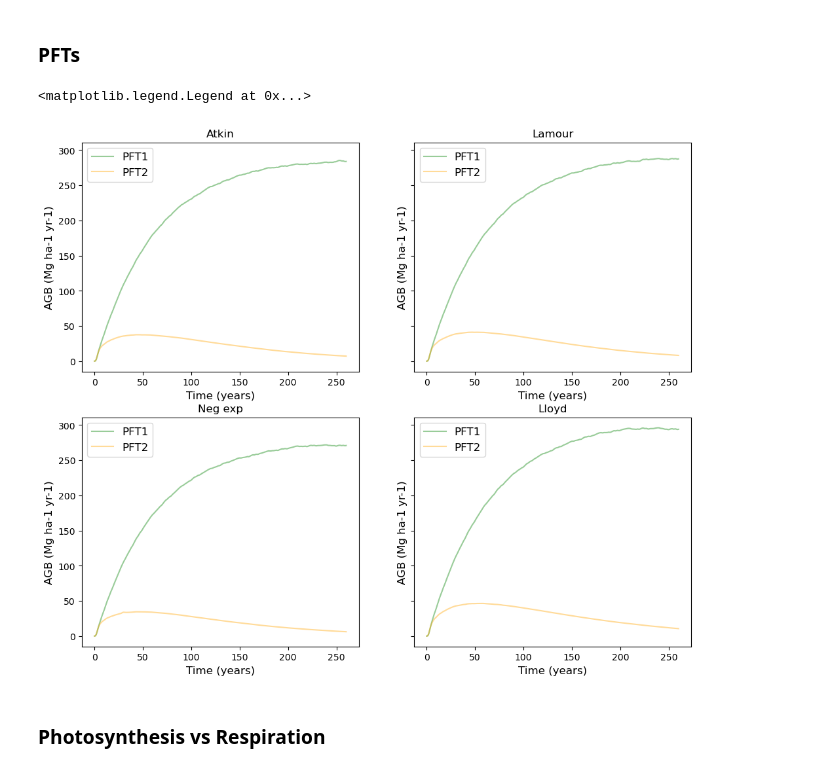
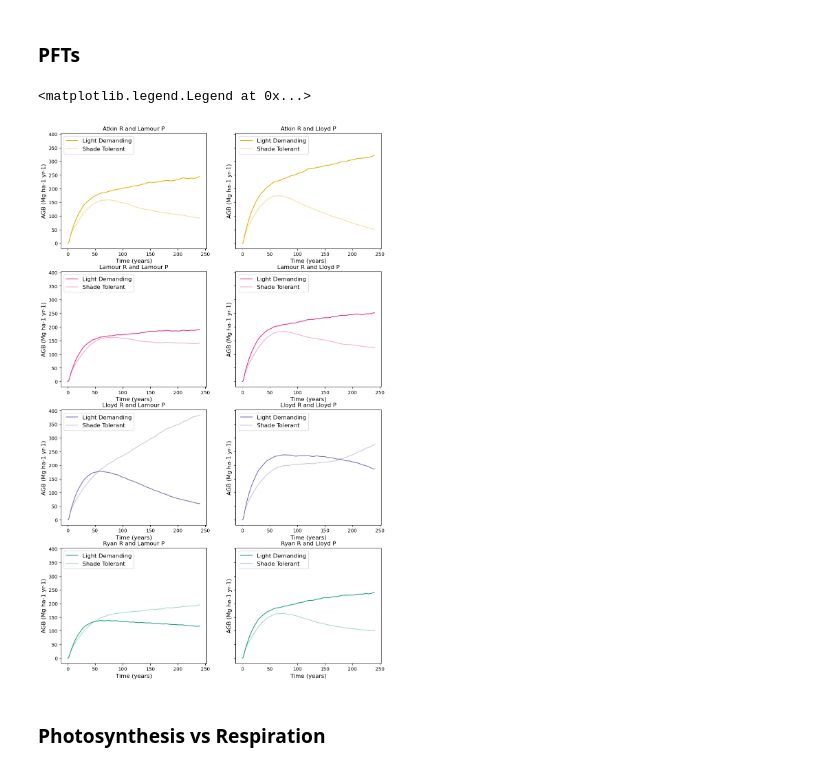
Before and after one commit to dey3434/suli_internship, a Jupyter notebook: SULI Project - Benchmarking and Testing.ipynb, the cells around one changed output. Saved outputs shown, nothing was run; the diff lists cells and outputs as text; code cells hidden in the pictures.

```diff
--- a/SULI Project - Benchmarking and Testing.ipynb
+++ b/SULI Project - Benchmarking and Testing.ipynb
@@ -110,7 +110,11 @@ bcie2time = bcie2.variables['time'] / 365
 #bcie3 = '/Users/sharmiladey/Desktop/bci_ensemble_2pfts_vert_scaling.Eb645be3aa2-Ff47577fa.2023-07-03.h0.ensemble.sofar.nc'
 #2pfts, 50 years, 3 leaf layers
 #bcie3 = '/Users/sharmiladey/Desktop/bci_ensemble_2pfts_vert_scaling.Eb645be3aa2-Ff47577fa.2023-07-05.h0.ensemble.sofar.nc'
-bcie3 = '/Users/sharmiladey/Desktop/bci_ensemble_2pfts_vert_scaling_slatop1.5.Eb645be3aa2-Ff47577fa.2023-07-05.h0.ensemble.sofar.nc'
+#-------
+#bcie3 = '/Users/sharmiladey/Desktop/bci_ensemble_2pfts_vert_scaling_slatop1.5.Eb645be3aa2-Ff47577fa.2023-07-05.h0.ensemble.sofar.nc'
+#first run with all 8 models! has a fates bug tho
+#bcie3 = '/Users/sharmiladey/Desktop/bci_ensemble_2pfts_vert_vcmax_scaling.Eb645be3aa2-F00b6500c.2023-07-14.h0.ensemble.sofar.nc'
+bcie3 = '/Users/sharmiladey/Desktop/bci_ensemble_2pfts_vert_vcmax_scaling.Eb645be3aa2-F2cdbefb8.2023-07-17.h0.ensemble.sofar.nc'
 bcie3 = xr.open_dataset(bcie3, decode_times=False)
 bcie3time = bcie3.variables['time'] / 365
 
@@ -150,0 +141,13 @@ print(optimizedParameters)
+# %%
+paired = cm.get_cmap('Paired', 10)
+colormap = paired(range(10))
+
+#f1ax0.plot(cumulative_lai, nscaler_lloyd, color=colormap[0], label='Lloyd')
+#f1ax0.plot(cumulative_lai, nscaler_lloyd, color=colormap[3], label='Atkin')
+#f1ax0.plot(cumulative_lai, nscaler_lamour, color=colormap[5], label='Lamour')
+#f1ax0.plot(cumulative_lai, nscaler_lloyd, color=colormap[2], label='Ryan')
+
+set3 = cm.get_cmap('Dark2', 11)
+colormap2 = set3(range(11))
+
+print(bcie3time)
@@ -614,46 +683,82 @@ f1ax0.set_yscale('log')
 # %%
 nyears = int(len(bcie.variables['time']))
 tave_start = nyears - 10
 tave_stop  = nyears
 
 bcie_agb2 = bcie3.FATES_VEGC_PF * (10000 / 1000)
 bcie_agb_ld2 = bcie_agb2.isel(fates_levpft=0)
 bcie_agb_st2 = bcie_agb2.isel(fates_levpft=1)
 
 #print(bcie_agb_ld[0,0]/bcie_agb[0])
 
-fig1, ((f1ax0, f1ax1), (f1ax2, f1ax3)) = plt.subplots(nrows=2, ncols=2, figsize=(12, 10), sharey=True)
+fig1, ((f1ax0, f1ax1), (f1ax2, f1ax3), (f1ax4, f1ax5), (f1ax6, f1ax7)) = plt.subplots(nrows=4, ncols=2, figsize=(12, 20), sharey=True)
 
-f1ax0.plot(bcie3time, bcie_agb_ld2[0,:], label = 'PFT1', color='green', alpha = 0.4)
-f1ax0.plot(bcie3time, bcie_agb_st2[0,:], label = 'PFT2', color='orange', alpha = 0.4)
+#Atkin R Lamour P
+f1ax0.plot(bcie3time, bcie_agb_ld2[0,:], label = 'Light Demanding', color=colormap2[7])
+f1ax0.plot(bcie3time, bcie_agb_st2[0,:], label = 'Shade Tolerant', color=colormap2[7], alpha = 0.4)
 f1ax0.set_xlabel(r'Time (years)', fontsize=12)
 f1ax0.set_ylabel(r'AGB (Mg ha-1 yr-1)', fontsize=12)
-f1ax0.set_title(r'Atkin')
-f1ax0.legend(prop={'size':12})
+f1ax0.set_title(r'Atkin R and Lamour P')
+f1ax0.legend(prop={'size':12}, loc = "upper left")
 
-f1ax1.plot(bcie3time, bcie_agb_ld2[1,:], label='PFT1', color='green', alpha=0.4)
-f1ax1.plot(bcie3time, bcie_agb_st2[1,:], label='PFT2', color='orange', alpha=0.4)
+#Atkin R Lamour P
+f1ax1.plot(bcie3time, bcie_agb_ld2[4,:], label = 'Light Demanding', color=colormap2[7])
+f1ax1.plot(bcie3time, bcie_agb_st2[4,:], label = 'Shade Tolerant', color=colormap2[7], alpha = 0.4)
 f1ax1.set_xlabel(r'Time (years)', fontsize=12)
 f1ax1.set_ylabel(r'AGB (Mg ha-1 yr-1)', fontsize=12)
-f1ax1.set_title(r'Lamour')
-f1ax1.legend(prop={'size':12})
+f1ax1.set_title(r'Atkin R and Lloyd P')
+f1ax1.legend(prop={'size':12}, loc = "upper left")
 
-f1ax2.plot(bcie3time, bcie_agb_ld2[2,:], label='PFT1', color='green', alpha=0.4)
-f1ax2.plot(bcie3time, bcie_agb_st2[2,:], label='PFT2', color='orange', alpha=0.4)
+#Lamour R Lamour P
+f1ax2.plot(bcie3time, bcie_agb_ld2[1,:], label='Light Demanding', color=colormap2[4])
+f1ax2.plot(bcie3time, bcie_agb_st2[1,:], label='Shade Tolerant', color=colormap2[4], alpha=0.4)
 f1ax2.set_xlabel(r'Time (years)', fontsize=12)
 f1ax2.set_ylabel(r'AGB (Mg ha-1 yr-1)', fontsize=12)
-f1ax2.set_title(r'Neg exp')
-f1ax2.legend(prop={'size':12})
+f1ax2.set_title(r'Lamour R and Lamour P')
+f1ax2.legend(prop={'size':12}, loc = "upper left")
 
-f1ax3.plot(bcie3time, bcie_agb_ld2[3,:], label='PFT1', color='green', alpha=0.4)
-f1ax3.plot(bcie3time, bcie_agb_st2[3,:], label='PFT2', color='orange', alpha=0.4)
+#Lamour R Lamour P
+f1ax3.plot(bcie3time, bcie_agb_ld2[5,:], label='Light Demanding', color=colormap2[4])
+f1ax3.plot(bcie3time, bcie_agb_st2[5,:], label='Shade Tolerant', color=colormap2[4], alpha=0.4)
 f1ax3.set_xlabel(r'Time (years)', fontsize=12)
 f1ax3.set_ylabel(r'AGB (Mg ha-1 yr-1)', fontsize=12)
-f1ax3.set_title(r'Lloyd')
-f1ax3.legend(prop={'size':12})
+f1ax3.set_title(r'Lamour R and Lloyd P')
+f1ax3.legend(prop={'size':12}, loc = "upper left")
+
+#Lloyd R Lamour P
+f1ax4.plot(bcie3time, bcie_agb_ld2[2,:], label='Light Demanding', color=colormap2[3])
+f1ax4.plot(bcie3time, bcie_agb_st2[2,:], label='Shade Tolerant', color=colormap2[3], alpha=0.4)
+f1ax4.set_xlabel(r'Time (years)', fontsize=12)
+f1ax4.set_ylabel(r'AGB (Mg ha-1 yr-1)', fontsize=12)
+f1ax4.set_title(r'Lloyd R and Lamour P')
+f1ax4.legend(prop={'size':12}, loc = "upper left")
+
+#Lloyd R Lamour P
+f1ax5.plot(bcie3time, bcie_agb_ld2[6,:], label='Light Demanding', color=colormap2[3])
+f1ax5.plot(bcie3time, bcie_agb_st2[6,:], label='Shade Tolerant', color=colormap2[3], alpha=0.4)
+f1ax5.set_xlabel(r'Time (years)', fontsize=12)
+f1ax5.set_ylabel(r'AGB (Mg ha-1 yr-1)', fontsize=12)
+f1ax5.set_title(r'Lloyd R and Lloyd P')
+f1ax5.legend(prop={'size':12}, loc = "upper left")
+
+#Ryan R Lamour P
+f1ax6.plot(bcie3time, bcie_agb_ld2[3,:], label='Light Demanding', color=colormap2[0])
+f1ax6.plot(bcie3time, bcie_agb_st2[3,:], label='Shade Tolerant', color=colormap2[0], alpha=0.4)
+f1ax6.set_xlabel(r'Time (years)', fontsize=12)
+f1ax6.set_ylabel(r'AGB (Mg ha-1 yr-1)', fontsize=12)
+f1ax6.set_title(r'Ryan R and Lamour P')
+f1ax6.legend(prop={'size':12}, loc = "upper left")
+
+#Ryan R Lamour P
+f1ax7.plot(bcie3time, bcie_agb_ld2[7,:], label='Light Demanding', color=colormap2[0])
+f1ax7.plot(bcie3time, bcie_agb_st2[7,:], label='Shade Tolerant', color=colormap2[0], alpha=0.4)
+f1ax7.set_xlabel(r'Time (years)', fontsize=12)
+f1ax7.set_ylabel(r'AGB (Mg ha-1 yr-1)', fontsize=12)
+f1ax7.set_title(r'Ryan R and Lloyd P')
+f1ax7.legend(prop={'size':12}, loc = "upper left")
 # %% [output]
 <matplotlib.legend.Legend at 0x...>
-[figure, old version]
+[figure, new version]
 # %% [markdown]
 ### Photosynthesis vs Respiration
 # %%
```
Also changed, not shown: parts of 21 cells of this notebook.
